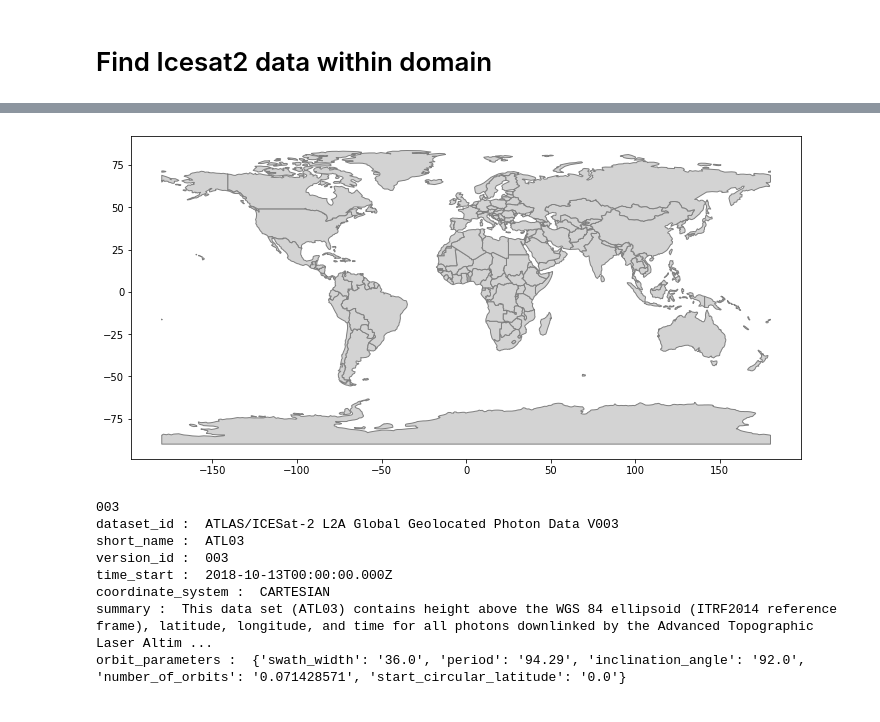
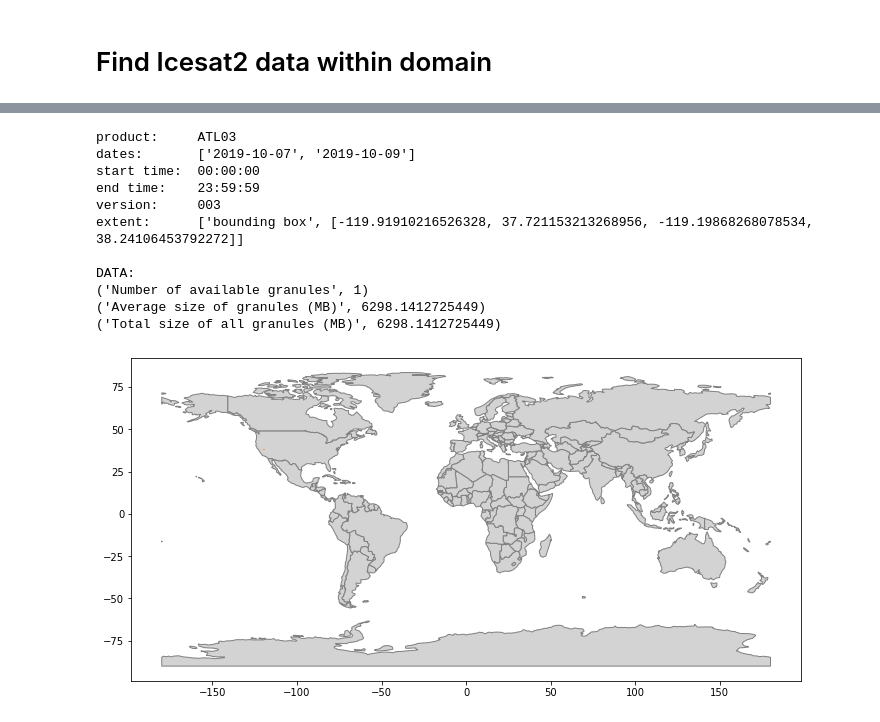
Before and after one commit to ICESAT-2HackWeek/SeasonalSnow, a Jupyter notebook: contributors/Nina/findASO_intersect.ipynb, the cells around one changed output, grey strips where cells are left out. Cells and saved outputs as stored; diff of their text form; code cells hidden in the pictures.

```diff
--- a/contributors/Nina/findASO_intersect.ipynb
+++ b/contributors/Nina/findASO_intersect.ipynb
@@ -84,16 +65,0 @@ ATL03
-# %%
-region_a.visualize_spatial_extent()
-# %% [output]
-[figure, removed]
-# %%
-print(region_a.latest_version())
-region_a.dataset_summary_info()
-# %% [output]
-003
-dataset_id :  ATLAS/ICESat-2 L2A Global Geolocated Photon Data V003
-short_name :  ATL03
-version_id :  003
-time_start :  2018-10-13T00:00:00.000Z
-coordinate_system :  CARTESIAN
-summary :  This data set (ATL03) contains height above the WGS 84 ellipsoid (ITRF2014 reference frame), latitude, longitude, and time for all photons downlinked by the Advanced Topographic Laser Altim ...
-orbit_parameters :  {'swath_width': '36.0', 'period': '94.29', 'inclination_angle': '92.0', 'number_of_orbits': '0.071428571', 'start_circular_latitude': '0.0'}
@@ -100,2 +75,38 @@ orbit_parameters :  {'swath_width': '36.0', 'period': '94.29', 'inclination_angl
+# %%
+from icepyx import icesat2data as ipd
+
+short_name = 'ATL03'
+spatial_extent = [L,B,R,T]
+date_range = ['2019-10-07','2019-10-09']
+
+# spatial_extent = [148, -81, 162, -80]  # Byrd
+# date_range = ['2018-10-14','2018-12-22']
+
+region = ipd.Icesat2Data(short_name, spatial_extent, date_range)
+# %%
+print('product:    ', region.dataset)
+print('dates:      ', region.dates)
+print('start time: ', region.start_time)
+print('end time:   ', region.end_time)
+print('version:    ', region.dataset_version)
+print('extent:     ', region.spatial_extent)
+
+print('\nDATA:')
+print('\n'.join([str(item) for item in region.avail_granules().items()]))
+
+region.visualize_spatial_extent()
+# %% [output]
+product:     ATL03
+dates:       ['2019-10-07', '2019-10-09']
+start time:  00:00:00
+end time:    23:59:59
+version:     003
+extent:      ['bounding box', [-119.91910216526328, 37.721153213268956, -119.19868268078534, 38.24106453792272]]
+
+DATA:
+('Number of available granules', 1)
+('Average size of granules (MB)', 6298.1412725449)
+('Total size of all granules (MB)', 6298.1412725449)
+[figure, added]
 # %%
 #build and view the parameters that will be submitted in our query
```
Also changed, not shown: parts of 20 cells of this notebook.
